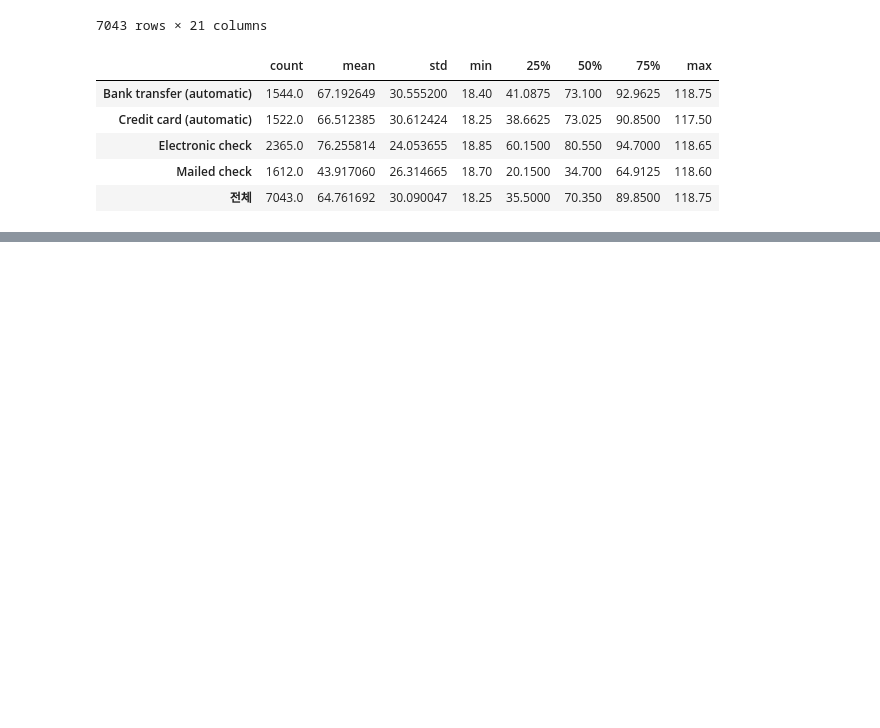
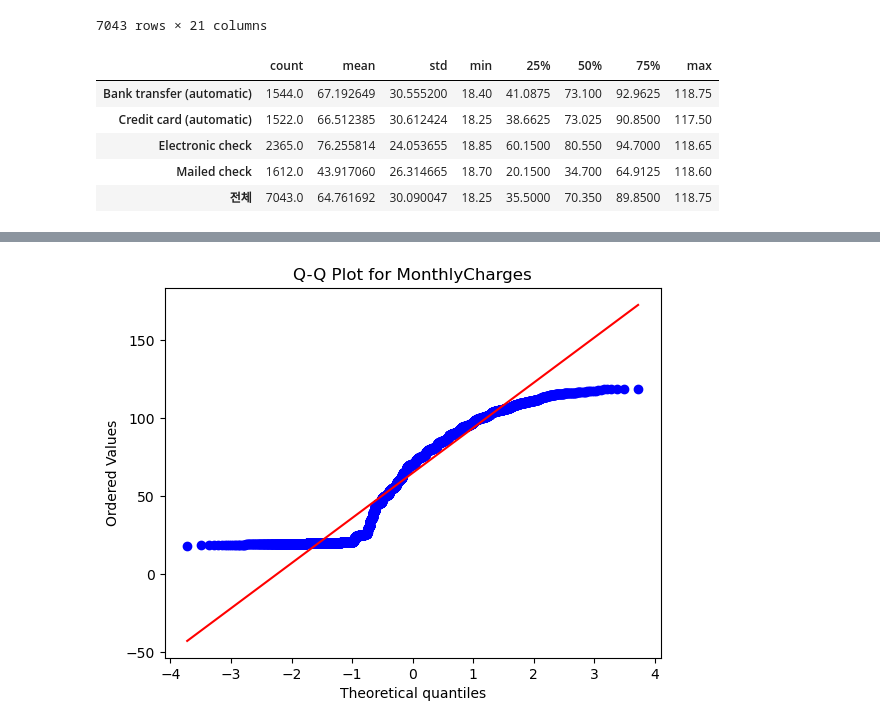
Before and after one commit to mkk4726/statistics-study, a Jupyter notebook: ANOVA/telco_customer_chain.ipynb, the cells around one changed output, grey strips where cells are left out. Drawn from its saved outputs; the diff is of its cells as text; code cells hidden in the pictures; blank space fills up the shorter version.

```diff
--- a/ANOVA/telco_customer_chain.ipynb
+++ b/ANOVA/telco_customer_chain.ipynb
@@ -46,0 +67,10 @@ result
+# %%
+import scipy.stats as stats
+import matplotlib.pyplot as plt
+
+# 예시: MonthlyCharges에 대해 Q-Q plot
+stats.probplot(df['MonthlyCharges'], dist="norm", plot=plt)
+plt.title('Q-Q Plot for MonthlyCharges')
+plt.show()
+# %% [output]
+[figure, added]
```
Also changed, not shown: parts of 7 cells of this notebook, 1 other file.
